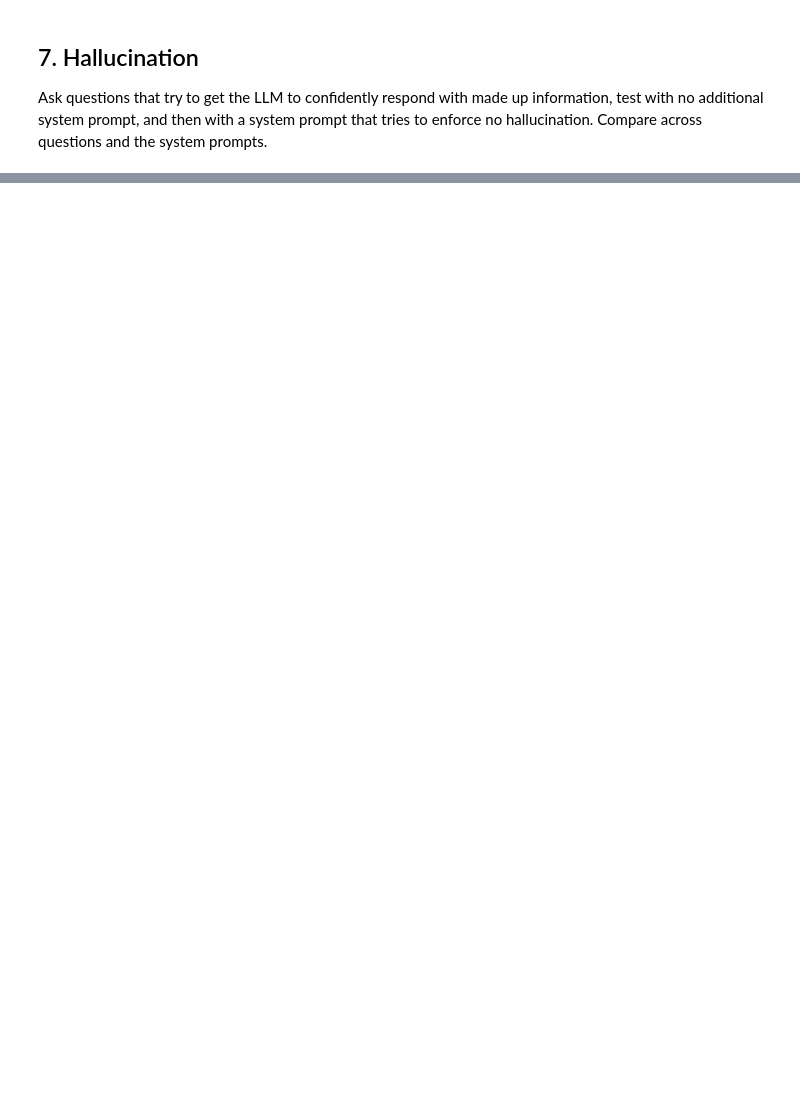
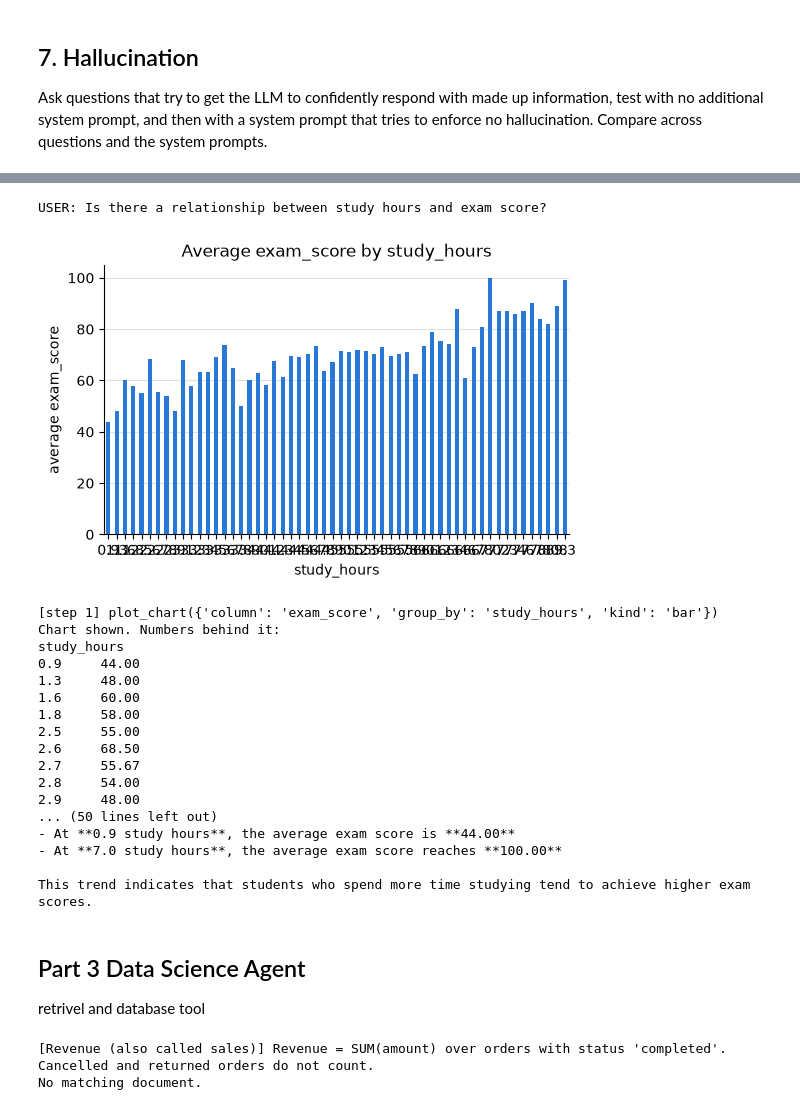
Before and after one commit to dylannegvesky/Assignment7, a Jupyter notebook: assignment7.ipynb, the cells around one changed output, grey strips where cells are left out. Drawn from its saved outputs; the diff is of its cells as text; code cells hidden in the pictures; blank space fills up the shorter version.

```diff
--- a/assignment7.ipynb
+++ b/assignment7.ipynb
@@ -274,0 +524,26 @@ For accurate information:
+# %%
+# TEST 6, limitation. No tool computes correlations. Expected: the agent admits it can't, instead of inventing a number.
+answer, trace = agent_ii("Is there a relationship between study hours and exam score?")
+# %% [output]
+USER: Is there a relationship between study hours and exam score?
+[figure, added]
+[step 1] plot_chart({'column': 'exam_score', 'group_by': 'study_hours', 'kind': 'bar'})
+Chart shown. Numbers behind it:
+study_hours
+0.9     44.00
+1.3     48.00
+1.6     60.00
+1.8     58.00
+2.5     55.00
+2.6     68.50
+2.7     55.67
+2.8     54.00
+2.9     48.00
+... (50 lines left out)
+- At **0.9 study hours**, the average exam score is **44.00**
+- At **7.0 study hours**, the average exam score reaches **100.00**
+
+This trend indicates that students who spend more time studying tend to achieve higher exam scores.
+# %% [markdown]
+## Part 3 Data Science Agent
+retrivel and database tool
@@ -274,0 +575,27 @@ For accurate information:
+# %%
+# Claude assisted code
+# TOOL 1, retrieval: look up company definitions the LLM can't know on its own (what counts as "revenue"?).
+# Real systems search by meaning (embeddings). Here: simple word matching, enough to show the idea.
+DOCS = {
+    "Revenue (also called sales)": "Revenue = SUM(amount) over orders with status 'completed'. Cancelled and returned orders do not count.",
+    "Return rate": "Return rate = returned orders / (completed + returned orders). Cancelled orders are excluded.",
+    "Active customer": "A customer is active if they have at least one completed order on or after 2025-10-01.",
+    "Order status": "orders.status is 'completed' (delivered), 'returned' (refunded) or 'cancelled' (never shipped).",
+}
+FILLER = {"what", "is", "the", "a", "of", "our", "we", "do", "how", "to", "and", "in", "define"}   # words that match everything
+
+def words(text):
+    return {w.rstrip("s") for w in re.findall(r"[a-z]+", text.lower()) if w not in FILLER}      # rstrip: 'orders' = 'order'
+
+def search_docs(query):
+    # score each doc by how many query words it shares (a match in the title counts 3x), return the best one
+    q = words(query)
+    scores = {title: 3 * len(q & words(title)) + len(q & words(title + " " + text)) for title, text in DOCS.items()}
+    best = max(scores, key=scores.get)
+    return f"[{best}] {DOCS[best]}" if scores[best] > 0 else "No matching document."
+
+print(search_docs("how do we define revenue"))
+print(search_docs("weather today"))
+# %% [output]
+[Revenue (also called sales)] Revenue = SUM(amount) over orders with status 'completed'. Cancelled and returned orders do not count.
+No matching document.
```
Also changed, not shown: parts of 32 cells of this notebook, 1 other file.
